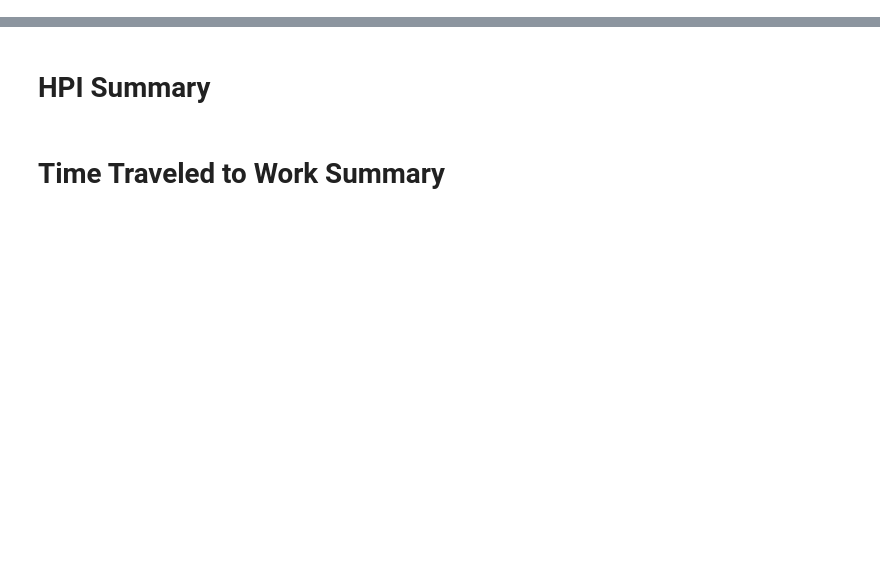
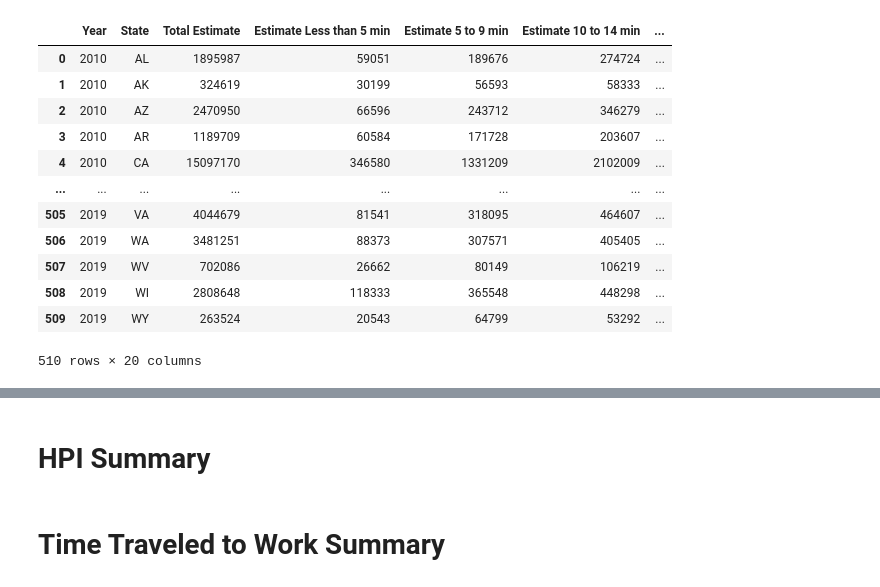
Before and after one commit to alexriiska/Project-1-Housing-Prices-and-Time-Traveled-to-Work, a Jupyter notebook: cleanup_1.ipynb, the cells around one changed output, grey strips where cells are left out. Drawn from its saved outputs; the diff is of its cells as text; code cells hidden in the pictures; blank space fills up the shorter version.

Commit message:
fixed travel_df and merge issues

```diff
--- a/cleanup_1.ipynb
+++ b/cleanup_1.ipynb
@@ -160,0 +81,36 @@ travel_df
+# %%
+us_state_to_abbrev = {"Alabama": "AL", "Alaska": "AK", "Arizona": "AZ", "Arkansas": "AR", "California": "CA", "Colorado": "CO", \
+    "Connecticut": "CT", "Delaware": "DE", "Florida": "FL", "Georgia": "GA", "Hawaii": "HI", "Idaho": "ID", "Illinois": "IL", \
+    "Indiana": "IN", "Iowa": "IA", "Kansas": "KS", "Kentucky": "KY", "Louisiana": "LA", "Maine": "ME", "Maryland": "MD", \
+    "Massachusetts": "MA", "Michigan": "MI", "Minnesota": "MN", "Mississippi": "MS", "Missouri": "MO", "Montana": "MT", "Nebraska": "NE", \
+    "Nevada": "NV", "New Hampshire": "NH", "New Jersey": "NJ", "New Mexico": "NM", "New York": "NY", "North Carolina": "NC", "North Dakota": "ND", \
+    "Ohio": "OH", "Oklahoma": "OK", "Oregon": "OR", "Pennsylvania": "PA", "Rhode Island": "RI", "South Carolina": "SC", "South Dakota": "SD", \
+    "Tennessee": "TN", "Texas": "TX", "Utah": "UT", "Vermont": "VT", "Virginia": "VA", "Washington": "WA", "West Virginia": "WV", \
+    "Wisconsin": "WI", "Wyoming": "WY", "District of Columbia": "DC"
+}
+# %%
+# Changing state names to abbreviations
+travel_df = travel_df.replace({'State': us_state_to_abbrev})
+cs_travel_df = cs_travel_df.replace({'State': us_state_to_abbrev})
+
+# Merging HPI and travel time dataframes
+travels = pd.merge(travel_df, cs_travel_df, on=['State', 'Year'], how='left')
+# Changing HPI year column back into strings to maintain compatibility
+hpi_yearly['Year'] = hpi_yearly['Year'].astype(str)
+travel_hpi = pd.merge(travels, hpi_yearly, on=['State', 'Year'], how='left')
+# %%
+travels
+# %% [output]
+|  | Year | State | Total Estimate | Estimate Less than 5 min | Estimate 5 to 9 min | Estimate 10 to 14 min | ... |
+| 0 | 2010 | AL | 1895987 | 59051 | 189676 | 274724 | ... |
+| 1 | 2010 | AK | 324619 | 30199 | 56593 | 58333 | ... |
+| 2 | 2010 | AZ | 2470950 | 66596 | 243712 | 346279 | ... |
+| 3 | 2010 | AR | 1189709 | 60584 | 171728 | 203607 | ... |
+| 4 | 2010 | CA | 15097170 | 346580 | 1331209 | 2102009 | ... |
+| ... | ... | ... | ... | ... | ... | ... | ... |
+| 505 | 2019 | VA | 4044679 | 81541 | 318095 | 464607 | ... |
+| 506 | 2019 | WA | 3481251 | 88373 | 307571 | 405405 | ... |
+| 507 | 2019 | WV | 702086 | 26662 | 80149 | 106219 | ... |
+| 508 | 2019 | WI | 2808648 | 118333 | 365548 | 448298 | ... |
+| 509 | 2019 | WY | 263524 | 20543 | 64799 | 53292 | ... |
+510 rows × 20 columns
```
Also changed, not shown: parts of 6 cells of this notebook.
